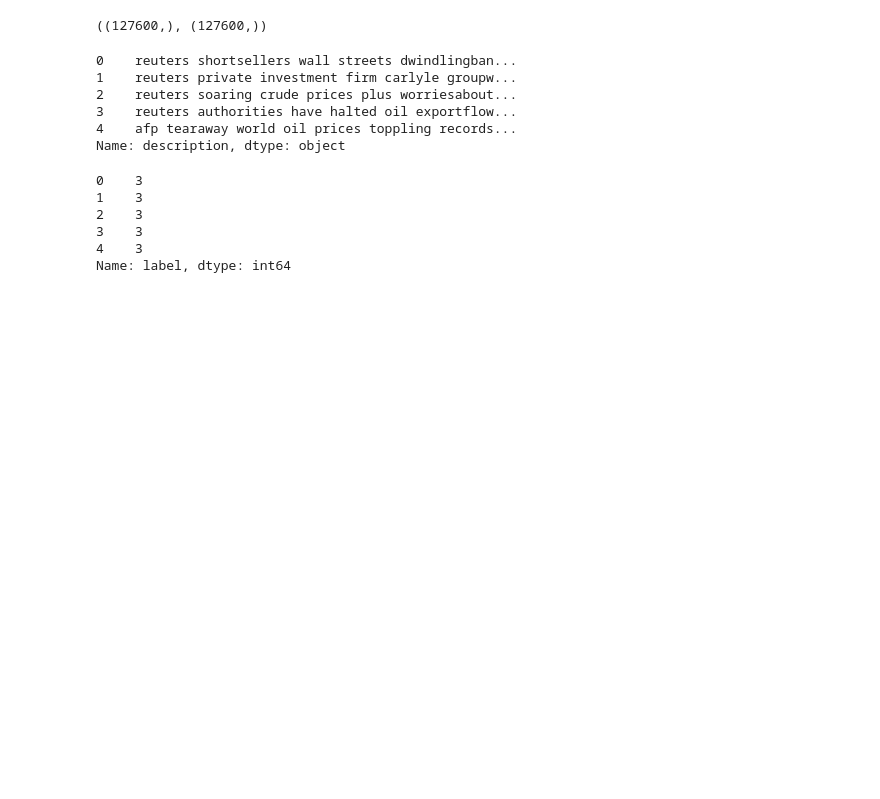
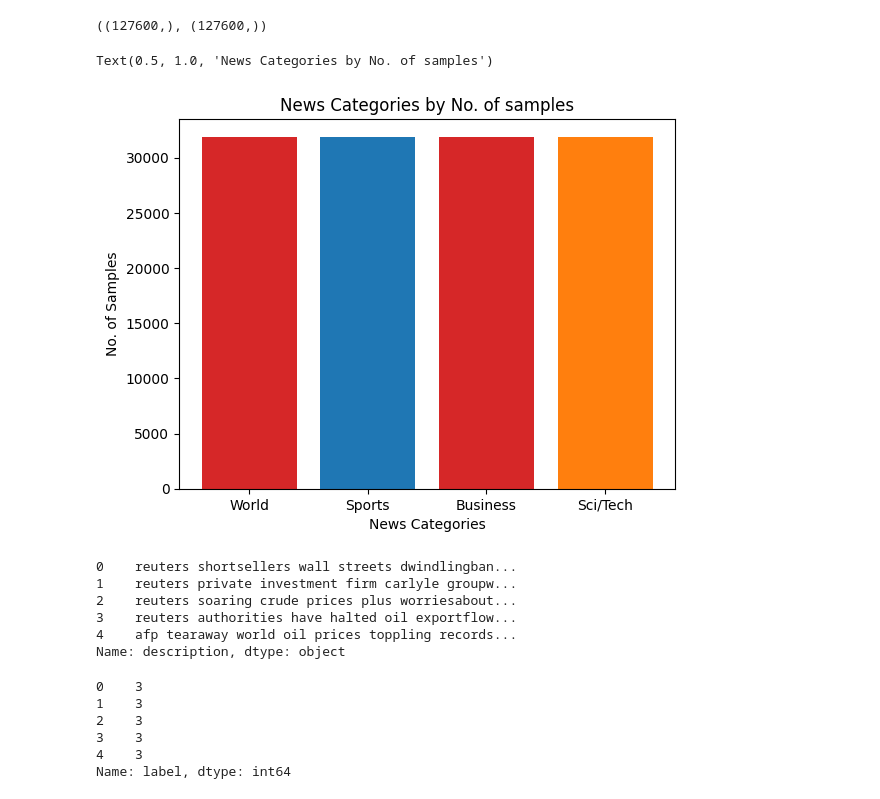
Before and after one commit to Rooneyish/News_Article_Classification, a Jupyter notebook: Data_Normalization_SaveToCSV.ipynb, the cells around one changed output. Cells and saved outputs as stored; diff of their text form; code cells hidden in the pictures; blank space fills up the shorter version.

Commit message:
Data Visualization

```diff
--- a/Data_Normalization_SaveToCSV.ipynb
+++ b/Data_Normalization_SaveToCSV.ipynb
@@ -97,3 +99,14 @@ X.shape, y.shape
+# %%
+y_labels= ['World', 'Sports', 'Business', 'Sci/Tech']
+bar_colors=['tab:red', 'tab:blue', 'tab:red', 'tab:orange']
+# %%
+plt.bar(y_labels, y.value_counts().sort_index(), color = bar_colors)
+plt.ylabel('No. of Samples')
+plt.xlabel('News Categories')
+plt.title('News Categories by No. of samples')
+# %% [output]
+Text(0.5, 1.0, 'News Categories by No. of samples')
+[figure, added]
 # %%
 PUNCTUATION_TRANSLATOR = str.maketrans('','',string.punctuation)
 # %%
```
Also changed, not shown: parts of 5 cells of this notebook.
